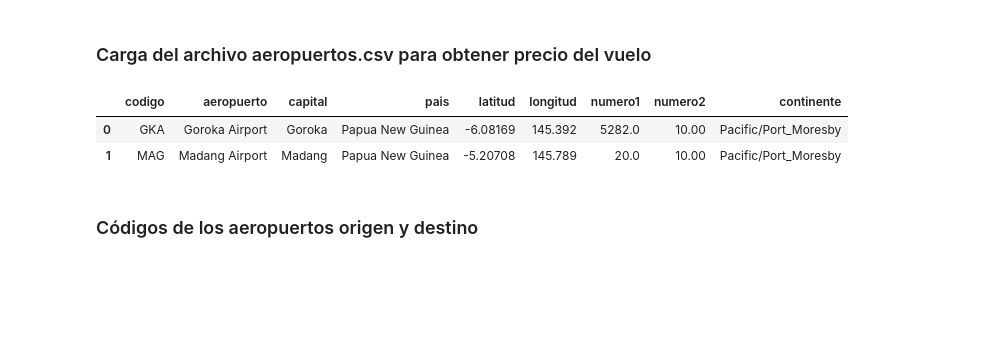
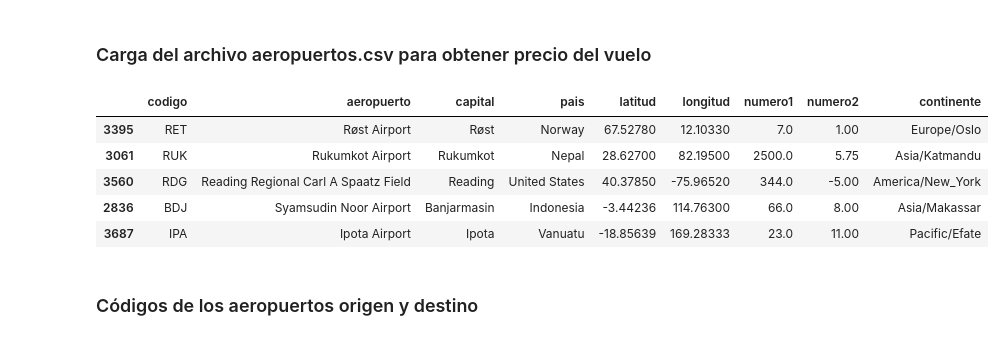
Before and after one commit to cotarelorodrigo/BDD, a Jupyter notebook: notebooks/csv_generator.ipynb, the cells around one changed output. Drawn from its saved outputs; the diff is of its cells as text; code cells hidden in the pictures; blank space fills up the shorter version.

```diff
--- a/notebooks/csv_generator.ipynb
+++ b/notebooks/csv_generator.ipynb
@@ -103,11 +112,14 @@ get_duracion('', '20:55', '', '22:10')
 ### Carga del archivo aeropuertos.csv para obtener precio del vuelo
 # %%
 aeropuertos = pd.read_csv('../csv/aeropuertos.csv', index_col=False, names=['codigo', 'aeropuerto', 'capital', 'pais', 'latitud', 'longitud', 'numero1', 'numero2', 'continente'])
-aeropuertos.head(2)
+aeropuertos.sample(5)
 # %% [output]
 |  | codigo | aeropuerto | capital | pais | latitud | longitud | numero1 | numero2 | continente |
-| 0 | GKA | Goroka Airport | Goroka | Papua New Guinea | -6.08169 | 145.392 | 5282.0 | 10.00 | Pacific/Port_Moresby |
-| 1 | MAG | Madang Airport | Madang | Papua New Guinea | -5.20708 | 145.789 | 20.0 | 10.00 | Pacific/Port_Moresby |
+| 3395 | RET | Røst Airport | Røst | Norway | 67.52780 | 12.10330 | 7.0 | 1.00 | Europe/Oslo |
+| 3061 | RUK | Rukumkot Airport | Rukumkot | Nepal | 28.62700 | 82.19500 | 2500.0 | 5.75 | Asia/Katmandu |
+| 3560 | RDG | Reading Regional Carl A Spaatz Field | Reading | United States | 40.37850 | -75.96520 | 344.0 | -5.00 | America/New_York |
+| 2836 | BDJ | Syamsudin Noor Airport | Banjarmasin | Indonesia | -3.44236 | 114.76300 | 66.0 | 8.00 | Asia/Makassar |
+| 3687 | IPA | Ipota Airport | Ipota | Vanuatu | -18.85639 | 169.28333 | 23.0 | 11.00 | Pacific/Efate |
 # %% [markdown]
 ### Códigos de los aeropuertos origen y destino
 # %%
```
Also changed, not shown: parts of 17 cells of this notebook, 1 other file.
